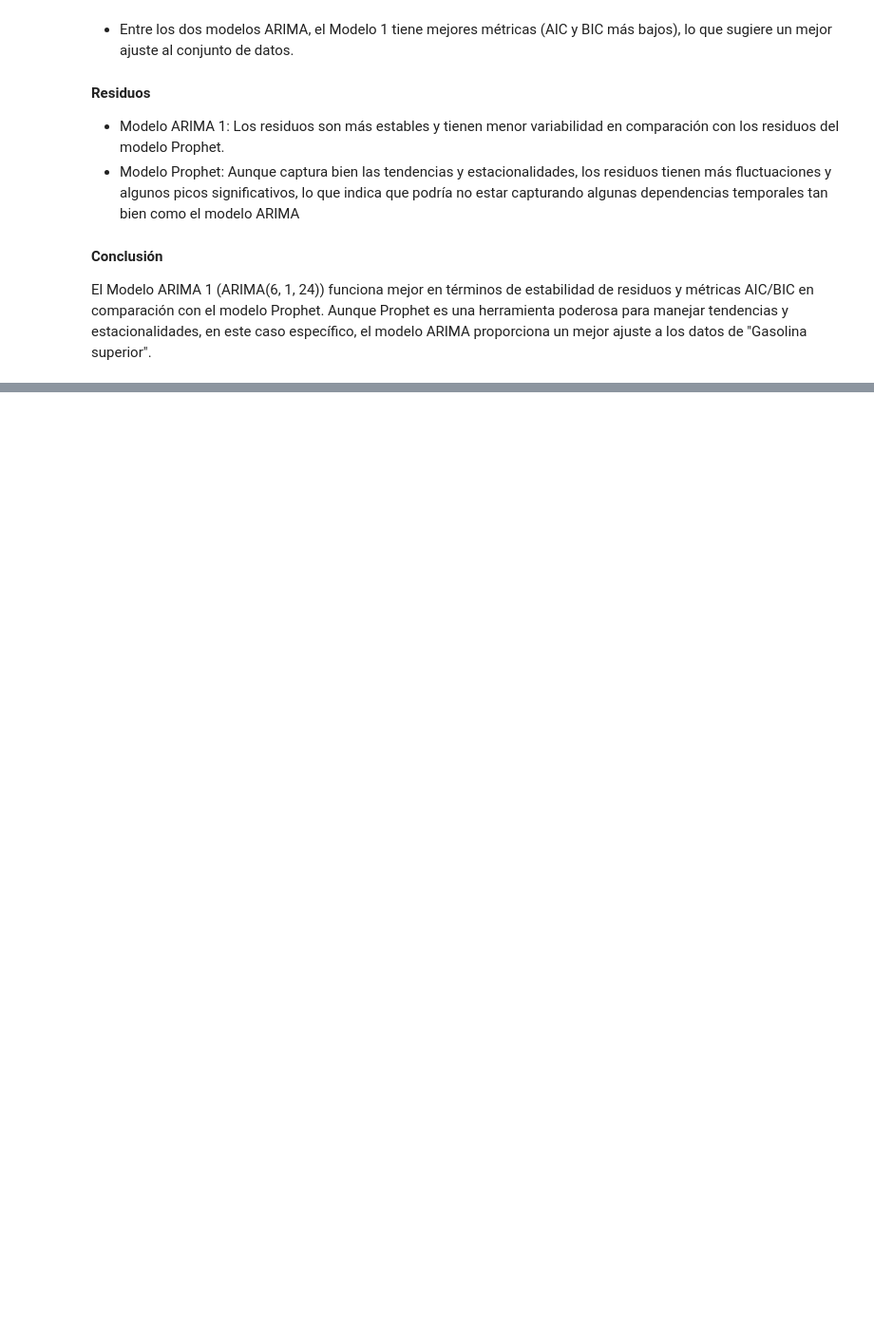
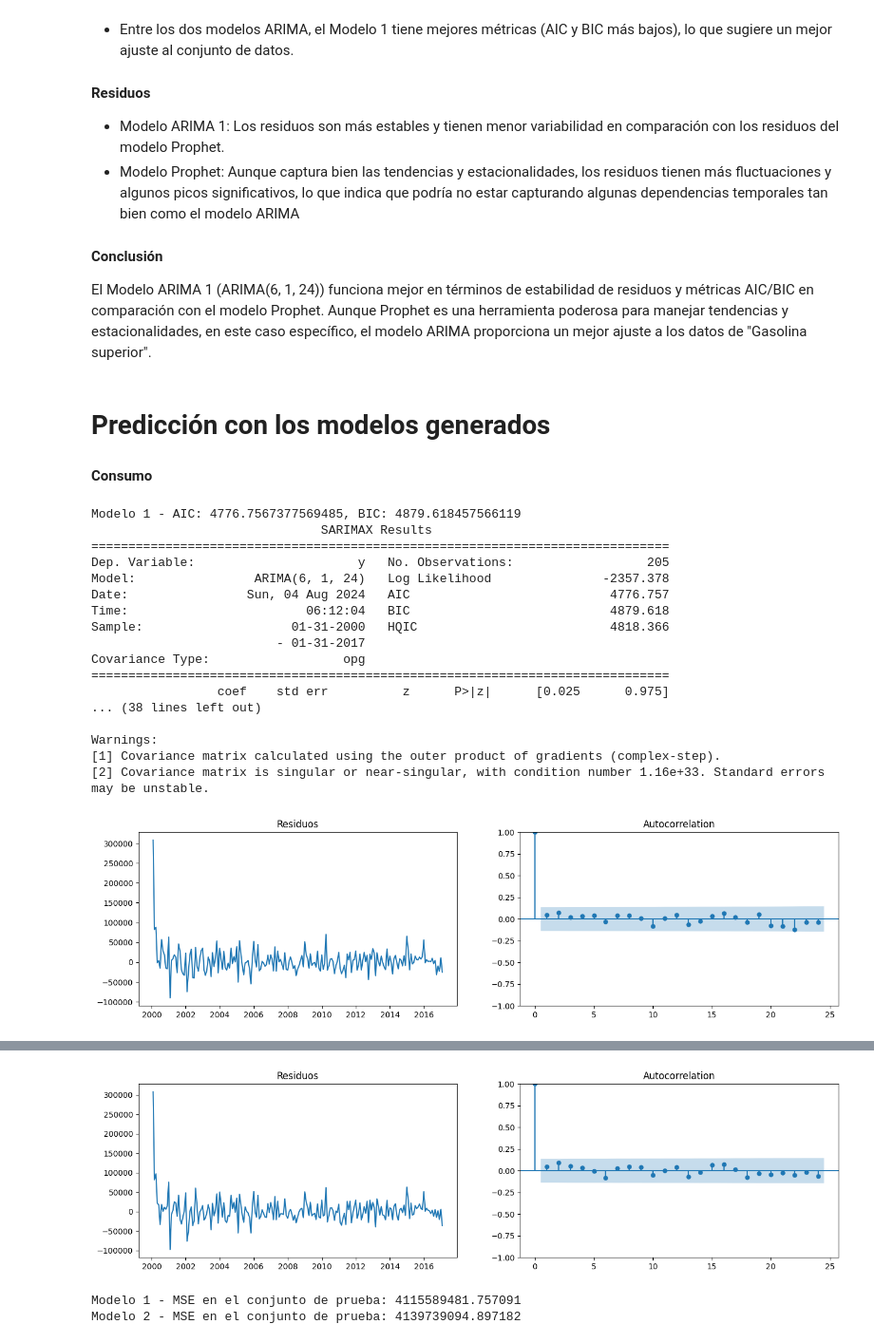
Before and after one commit to SofiLam13/Lab2-DS-, a Jupyter notebook: Lab2(Data_Science).ipynb, the cells around one changed output, grey strips where cells are left out. Shown at 95% size. Saved outputs shown, nothing was run; the diff lists cells and outputs as text; code cells hidden in the pictures; blank space fills up the shorter version.

Commit message:
Predicción con los modelos generados

```diff
--- a/Lab2(Data_Science).ipynb
+++ b/Lab2(Data_Science).ipynb
@@ -607,3 +635,71 @@ plt.show()
 
 #### Conclusión
 El Modelo ARIMA 1 (ARIMA(6, 1, 24)) funciona mejor en términos de estabilidad de residuos y métricas AIC/BIC en comparación con el modelo Prophet. Aunque Prophet es una herramienta poderosa para manejar tendencias y estacionalidades, en este caso específico, el modelo ARIMA proporciona un mejor ajuste a los datos de "Gasolina superior".
+# %% [markdown]
+# Predicción con los modelos generados
+# %%
+from sklearn.model_selection import train_test_split
+#Creamos los dataframes a predecir
+df_consumo_superior = consumo_superior_resampled.reset_index()
+df_consumo_superior.columns = ['Fecha', 'Consumo']
+df_importacion_superior = importacion_superior_resampled.reset_index()
+df_importacion_superior.columns = ['Fecha', 'Consumo']
+df_precio_superior = precio_superior_resampled.reset_index()
+df_precio_superior.columns = ['FECHA', 'Precio']
+
+# Dividir en conjuntos de entrenamiento y prueba
+train_size_consumo = int(len(df_consumo_superior) * 0.7)  # 70% para entrenamiento
+train_c, test_c = df_consumo_superior[:train_size_consumo], df_consumo_superior[train_size_consumo:]
+
+train_size_importacion = int(len(df_importacion_superior) * 0.7)  # 70% para entrenamiento
+train_i, test_i = df_importacion_superior[:train_size_importacion], df_importacion_superior[train_size_importacion:]
+
+train_size_precio = int(len(df_precio_superior) * 0.7)  # 70% para entrenamiento
+train_p, test_p = df_precio_superior[:train_size_precio], df_precio_superior[train_size_precio:]
+
+# Convertir de nuevo a series de tiempo
+train_series_c = pd.Series(train_c['Consumo'].values, index=pd.to_datetime(train_c['Fecha']))
+test_series_c = pd.Series(test_c['Consumo'].values, index=pd.to_datetime(test_c['Fecha']))
+
+train_series_i = pd.Series(train_i['Consumo'].values, index=pd.to_datetime(train_i['Fecha']))
+test_series_i = pd.Series(test_i['Consumo'].values, index=pd.to_datetime(test_i['Fecha']))
+
+train_series_p = pd.Series(train_p['Precio'].values, index=pd.to_datetime(train_p['FECHA']))
+test_series_p = pd.Series(test_p['Precio'].values, index=pd.to_datetime(test_p['FECHA']))
+# %% [markdown]
+**Consumo**
+# %%
+# Crear y evaluar modelos ARIMA/ARMA
+modelo_consumo = modelsCreation(train_series_c, p=6, d=1, q=24)
+
+# Predicciones en el conjunto de prueba
+predicciones_c = {}
+for i, model in enumerate(modelo_consumo):
+    pred = model.predict(start=test_series_c.index[0], end=test_series_c.index[-1])
+    predicciones_c[f'Modelo {i+1}'] = pred
+
+# Evaluar el rendimiento del modelo
+from sklearn.metrics import mean_squared_error
+
+for i, (model_name, pred) in enumerate(predicciones_c.items()):
+    mse = mean_squared_error(test_series_c, pred)
+    print(f'{model_name} - MSE en el conjunto de prueba: {mse}')
+# %% [output]
+Modelo 1 - AIC: 4776.7567377569485, BIC: 4879.618457566119
+                               SARIMAX Results
+==============================================================================
+Dep. Variable:                      y   No. Observations:                  205
+Model:                ARIMA(6, 1, 24)   Log Likelihood               -2357.378
+Date:                Sun, 04 Aug 2024   AIC                           4776.757
+Time:                        06:12:04   BIC                           4879.618
+Sample:                    01-31-2000   HQIC                          4818.366
+                         - 01-31-2017
+Covariance Type:                  opg
+==============================================================================
+                 coef    std err          z      P>|z|      [0.025      0.975]
+... (38 lines left out)
+
+Warnings:
+[1] Covariance matrix calculated using the outer product of gradients (complex-step).
+[2] Covariance matrix is singular or near-singular, with condition number 1.16e+33. Standard errors may be unstable.
+[figure, added]
@@ -609,0 +723,3 @@ El Modelo ARIMA 1 (ARIMA(6, 1, 24)) funciona mejor en términos de estabilidad d
+[figure, added]
+Modelo 1 - MSE en el conjunto de prueba: 4115589481.757091
+Modelo 2 - MSE en el conjunto de prueba: 4139739094.897182
```
Also changed, not shown: parts of 36 cells of this notebook, 1 other file.
